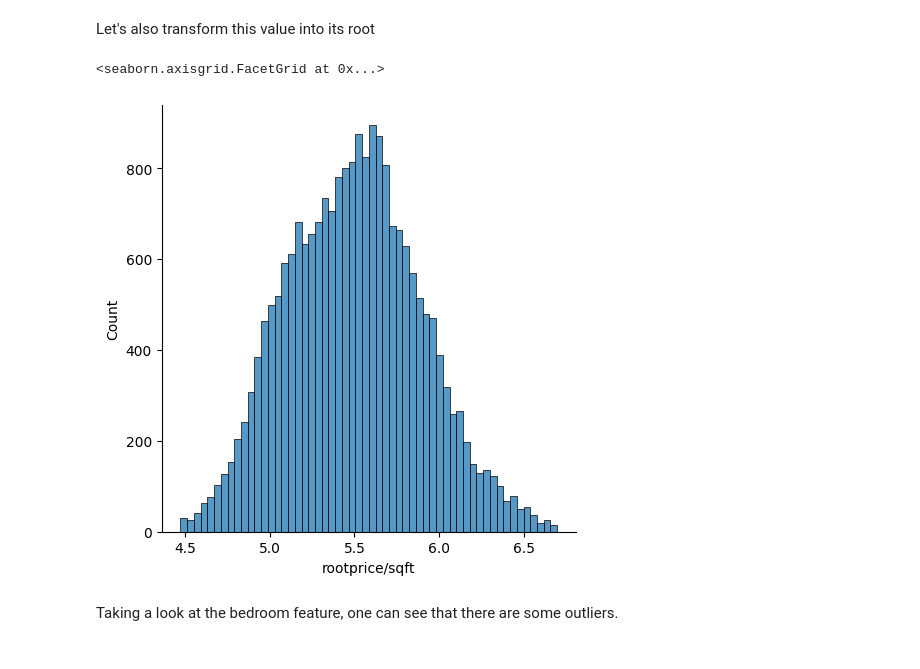
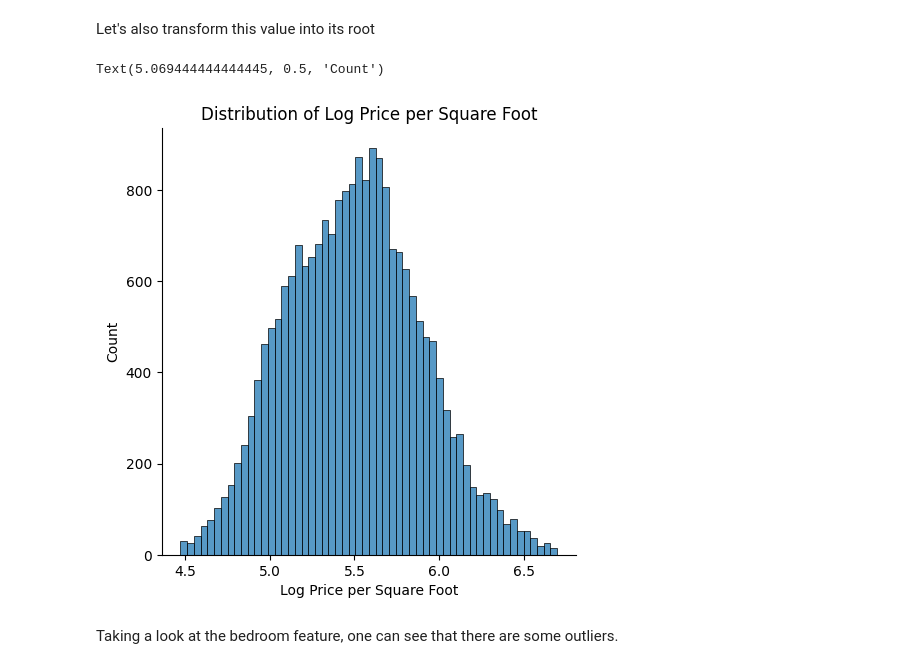
Before and after one commit to Sanketb2312/Info251-final-project, a Jupyter notebook: houseprediction.ipynb, the cells around one changed output. Drawn from its saved outputs; the diff is of its cells as text; code cells hidden in the pictures.

Commit message:
Added titles and labels

```diff
--- a/houseprediction.ipynb
+++ b/houseprediction.ipynb
@@ -176,9 +176,12 @@ Let's also transform this value into its root
 # %%
 data['rootprice/sqft'] = data['price/sqft'].apply(lambda x: np.log(x))
 sns.displot(data['rootprice/sqft'])
+plt.title('Distribution of Log Price per Square Foot')
+plt.xlabel('Log Price per Square Foot')
+plt.ylabel('Count')
 # %% [output]
-<seaborn.axisgrid.FacetGrid at 0x...>
+Text(5.069444444444445, 0.5, 'Count')
-[figure, old version]
+[figure, new version]
 # %% [markdown]
 Taking a look at the bedroom feature, one can see that there are some outliers.
 # %%
```
Also changed, not shown: parts of 3 cells of this notebook.
